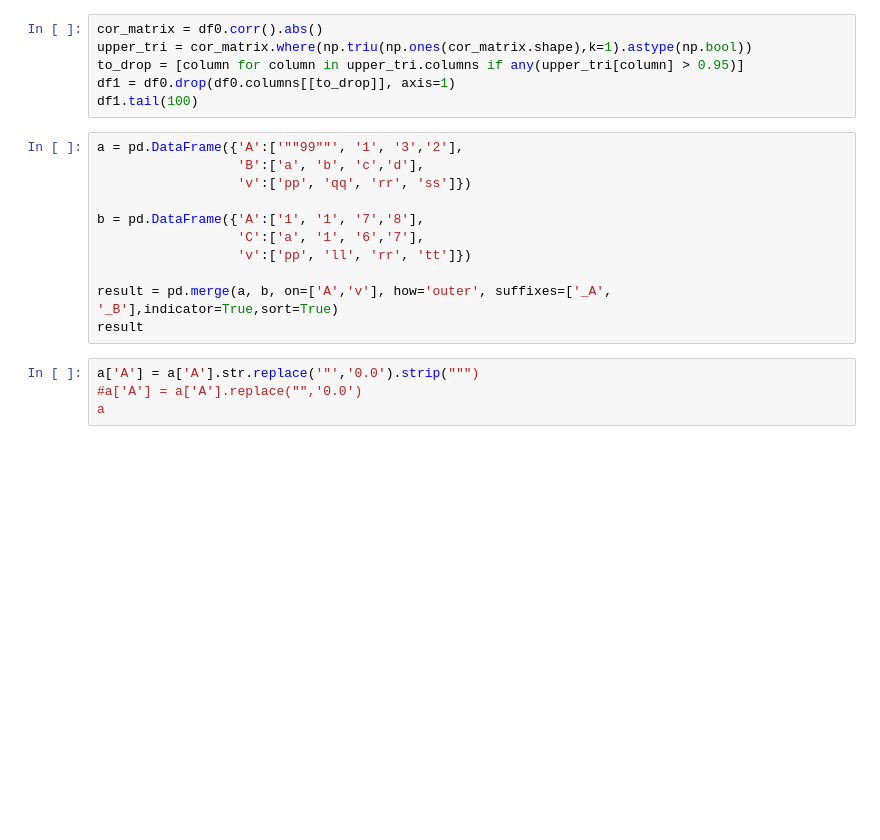
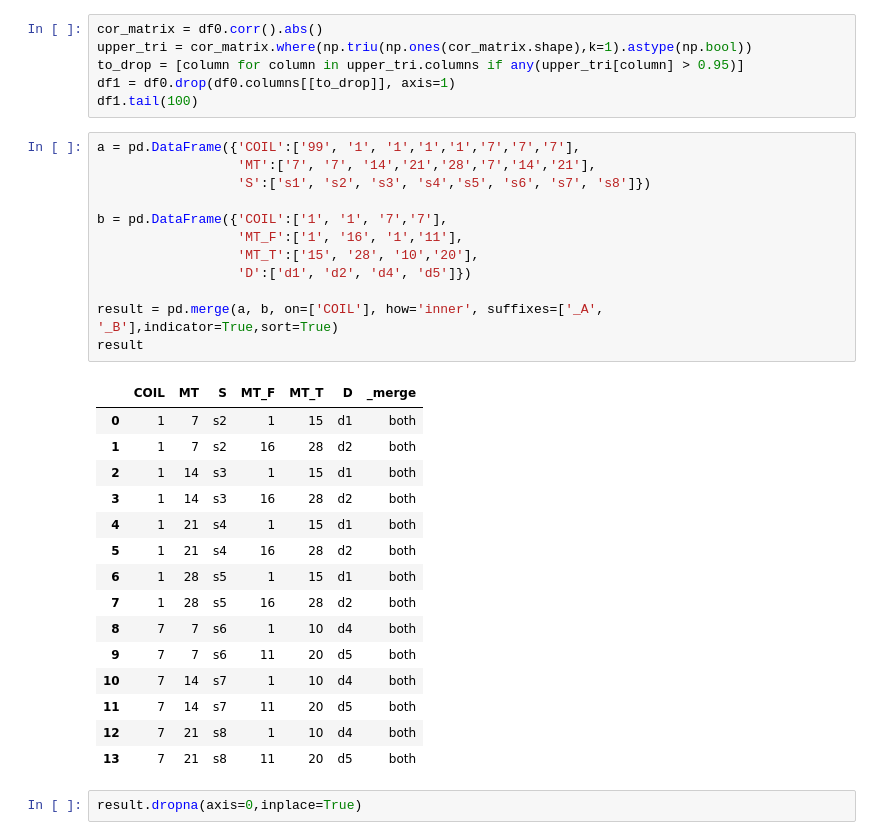
Before and after one commit to sagargahalod/Misc, a Jupyter notebook: Copy_of_Fieldwork_RootCause_Team_4.ipynb, the cells around one changed output. Drawn from its saved outputs; the diff is of its cells as text; blank space fills up the shorter version.

```diff
--- a/Copy_of_Fieldwork_RootCause_Team_4.ipynb
+++ b/Copy_of_Fieldwork_RootCause_Team_4.ipynb
@@ -774,18 +861,33 @@ upper_tri = cor_matrix.where(np.triu(np.ones(cor_matrix.shape),k=1).astype(np.bo
 to_drop = [column for column in upper_tri.columns if any(upper_tri[column] > 0.95)]
 df1 = df0.drop(df0.columns[[to_drop]], axis=1)
 df1.tail(100)
-# %%
-a = pd.DataFrame({'A':['""99""', '1', '3','2'],
-                  'B':['a', 'b', 'c','d'],
-                  'v':['pp', 'qq', 'rr', 'ss']})
-
-b = pd.DataFrame({'A':['1', '1', '7','8'],
-                  'C':['a', '1', '6','7'],
-                  'v':['pp', 'll', 'rr', 'tt']})
-
-result = pd.merge(a, b, on=['A','v'], how='outer', suffixes=['_A', '_B'],indicator=True,sort=True)
-result
-# %%
-a['A'] = a['A'].str.replace('"','0.0').strip(""")
-#a['A'] = a['A'].replace("",'0.0')
-a
+# %%
+a = pd.DataFrame({'COIL':['99', '1', '1','1','1','7','7','7'],
+                  'MT':['7', '7', '14','21','28','7','14','21'],
+                  'S':['s1', 's2', 's3', 's4','s5', 's6', 's7', 's8']})
+
+b = pd.DataFrame({'COIL':['1', '1', '7','7'],
+                  'MT_F':['1', '16', '1','11'],
+                  'MT_T':['15', '28', '10','20'],
+                  'D':['d1', 'd2', 'd4', 'd5']})
+
+result = pd.merge(a, b, on=['COIL'], how='inner', suffixes=['_A', '_B'],indicator=True,sort=True)
+result
+# %% [output]
+|  | COIL | MT | S | MT_F | MT_T | D | _merge |
+| 0 | 1 | 7 | s2 | 1 | 15 | d1 | both |
+| 1 | 1 | 7 | s2 | 16 | 28 | d2 | both |
+| 2 | 1 | 14 | s3 | 1 | 15 | d1 | both |
+| 3 | 1 | 14 | s3 | 16 | 28 | d2 | both |
+| 4 | 1 | 21 | s4 | 1 | 15 | d1 | both |
+| 5 | 1 | 21 | s4 | 16 | 28 | d2 | both |
+| 6 | 1 | 28 | s5 | 1 | 15 | d1 | both |
+| 7 | 1 | 28 | s5 | 16 | 28 | d2 | both |
+| 8 | 7 | 7 | s6 | 1 | 10 | d4 | both |
+| 9 | 7 | 7 | s6 | 11 | 20 | d5 | both |
+| 10 | 7 | 14 | s7 | 1 | 10 | d4 | both |
+| 11 | 7 | 14 | s7 | 11 | 20 | d5 | both |
+| 12 | 7 | 21 | s8 | 1 | 10 | d4 | both |
+| 13 | 7 | 21 | s8 | 11 | 20 | d5 | both |
+# %%
+result.dropna(axis=0,inplace=True)
```
Also changed, not shown: parts of 28 cells of this notebook.
